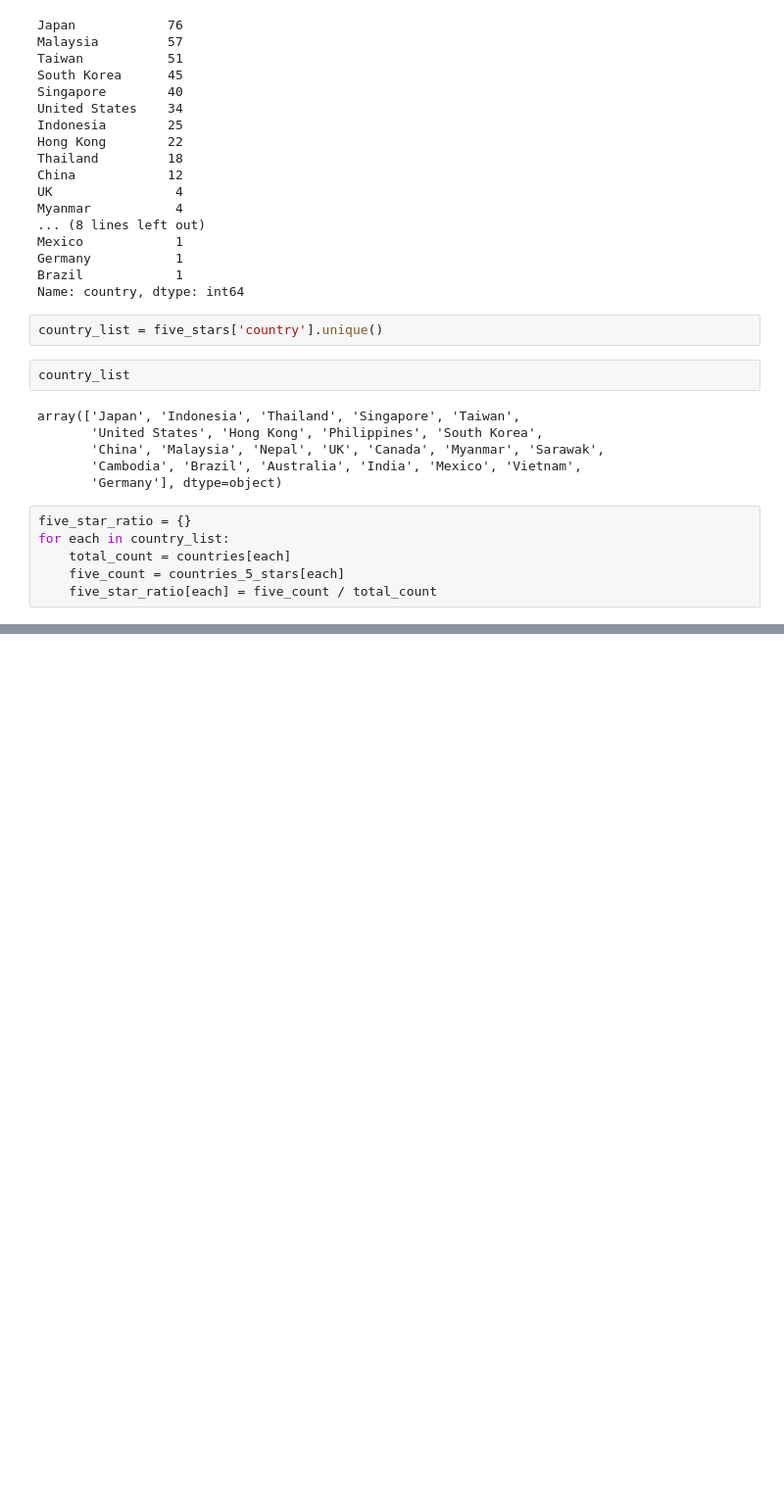
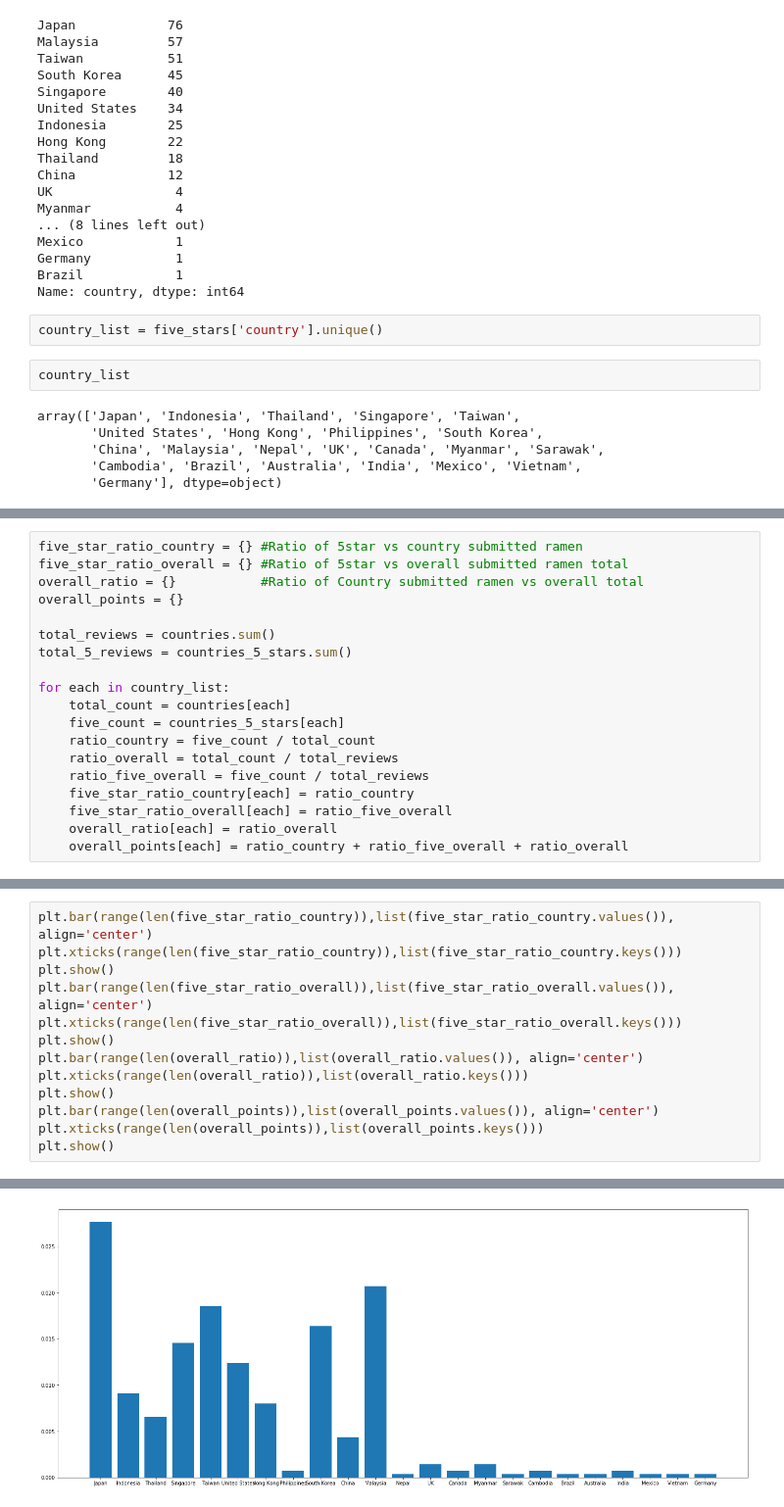
Before and after one commit to TuMaths/ramen-ratings, a Jupyter notebook: Untitled1.ipynb, the cells around one changed output, grey strips where cells are left out. Shown: that part at 98% size. Saved outputs shown, nothing was run; the diff lists cells and outputs as text; blank space fills up the shorter version.

Commit message:
Data Vis update
Looking at ratios, giving a score. This data needs more numbers.

```diff
--- a/Untitled1.ipynb
+++ b/Untitled1.ipynb
@@ -73,9 +89,3 @@ array(['Japan', 'Indonesia', 'Thailand', 'Singapore', 'Taiwan',
        'China', 'Malaysia', 'Nepal', 'UK', 'Canada', 'Myanmar', 'Sarawak',
        'Cambodia', 'Brazil', 'Australia', 'India', 'Mexico', 'Vietnam',
        'Germany'], dtype=object)
-# %%
-five_star_ratio = {}
-for each in country_list:
-    total_count = countries[each]
-    five_count = countries_5_stars[each]
-    five_star_ratio[each] = five_count / total_count
@@ -107,0 +92,19 @@ plt.show()
+# %%
+five_star_ratio_country = {} #Ratio of 5star vs country submitted ramen
+five_star_ratio_overall = {} #Ratio of 5star vs overall submitted ramen total
+overall_ratio = {}           #Ratio of Country submitted ramen vs overall total
+overall_points = {}
+
+total_reviews = countries.sum()
+total_5_reviews = countries_5_stars.sum()
+
+for each in country_list:
+    total_count = countries[each]
+    five_count = countries_5_stars[each]
+    ratio_country = five_count / total_count
+    ratio_overall = total_count / total_reviews
+    ratio_five_overall = five_count / total_reviews
+    five_star_ratio_country[each] = ratio_country
+    five_star_ratio_overall[each] = ratio_five_overall
+    overall_ratio[each] = ratio_overall
+    overall_points[each] = ratio_country + ratio_five_overall + ratio_overall
@@ -107,0 +131,14 @@ plt.show()
+# %%
+plt.bar(range(len(five_star_ratio_country)),list(five_star_ratio_country.values()), align='center')
+plt.xticks(range(len(five_star_ratio_country)),list(five_star_ratio_country.keys()))
+plt.show()
+plt.bar(range(len(five_star_ratio_overall)),list(five_star_ratio_overall.values()), align='center')
+plt.xticks(range(len(five_star_ratio_overall)),list(five_star_ratio_overall.keys()))
+plt.show()
+plt.bar(range(len(overall_ratio)),list(overall_ratio.values()), align='center')
+plt.xticks(range(len(overall_ratio)),list(overall_ratio.keys()))
+plt.show()
+plt.bar(range(len(overall_points)),list(overall_points.values()), align='center')
+plt.xticks(range(len(overall_points)),list(overall_points.keys()))
+plt.show()
+# %% [output]
@@ -107,0 +146 @@ plt.show()
+[figure, added]
```
Also changed, not shown: parts of 9 cells of this notebook, 1 other file.
